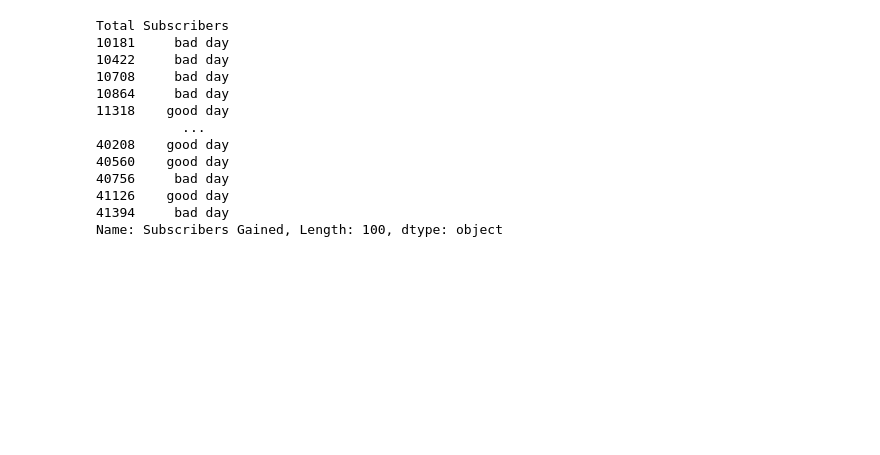
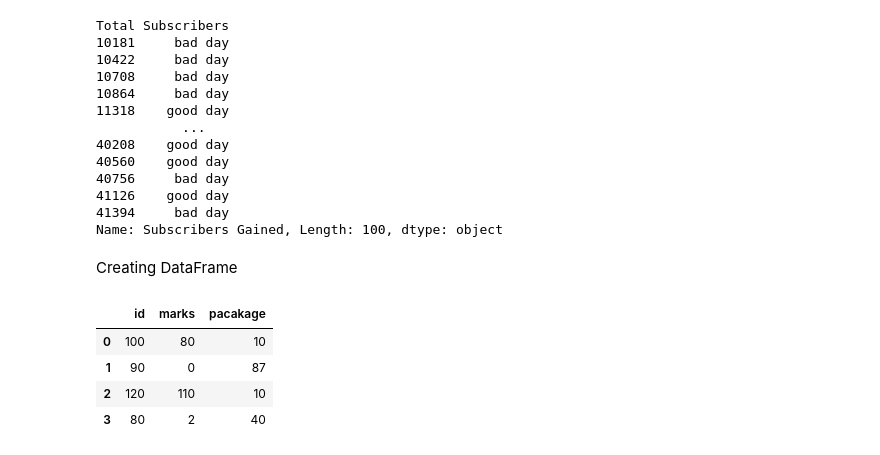
Before and after one commit to nitishrudra3510/DataScience, a Jupyter notebook: Libraries/Pandas/riviison_pandasss.ipynb, the cells around one changed output. Saved outputs shown, nothing was run; the diff lists cells and outputs as text; code cells hidden in the pictures; blank space fills up the shorter version.

```diff
--- a/Libraries/Pandas/riviison_pandasss.ipynb
+++ b/Libraries/Pandas/riviison_pandasss.ipynb
@@ -971,3 +971,5 @@ Total Subscribers
 41126    good day
 41394     bad day
 Name: Subscribers Gained, Length: 100, dtype: object
+# %% [markdown]
+Creating DataFrame
@@ -973,0 +979,15 @@ Name: Subscribers Gained, Length: 100, dtype: object
+# %%
+# using lists
+
+student_data = [[100, 80, 10],
+                [90,0,87],
+                [120,110,10],
+                [80,2,40]]
+
+pd.DataFrame(student_data, columns=['id', 'marks','pacakage'])
+# %% [output]
+|  | id | marks | pacakage |
+| 0 | 100 | 80 | 10 |
+| 1 | 90 | 0 | 87 |
+| 2 | 120 | 110 | 10 |
+| 3 | 80 | 2 | 40 |
```
Also changed, not shown: parts of 5 cells of this notebook, 5 other files.
